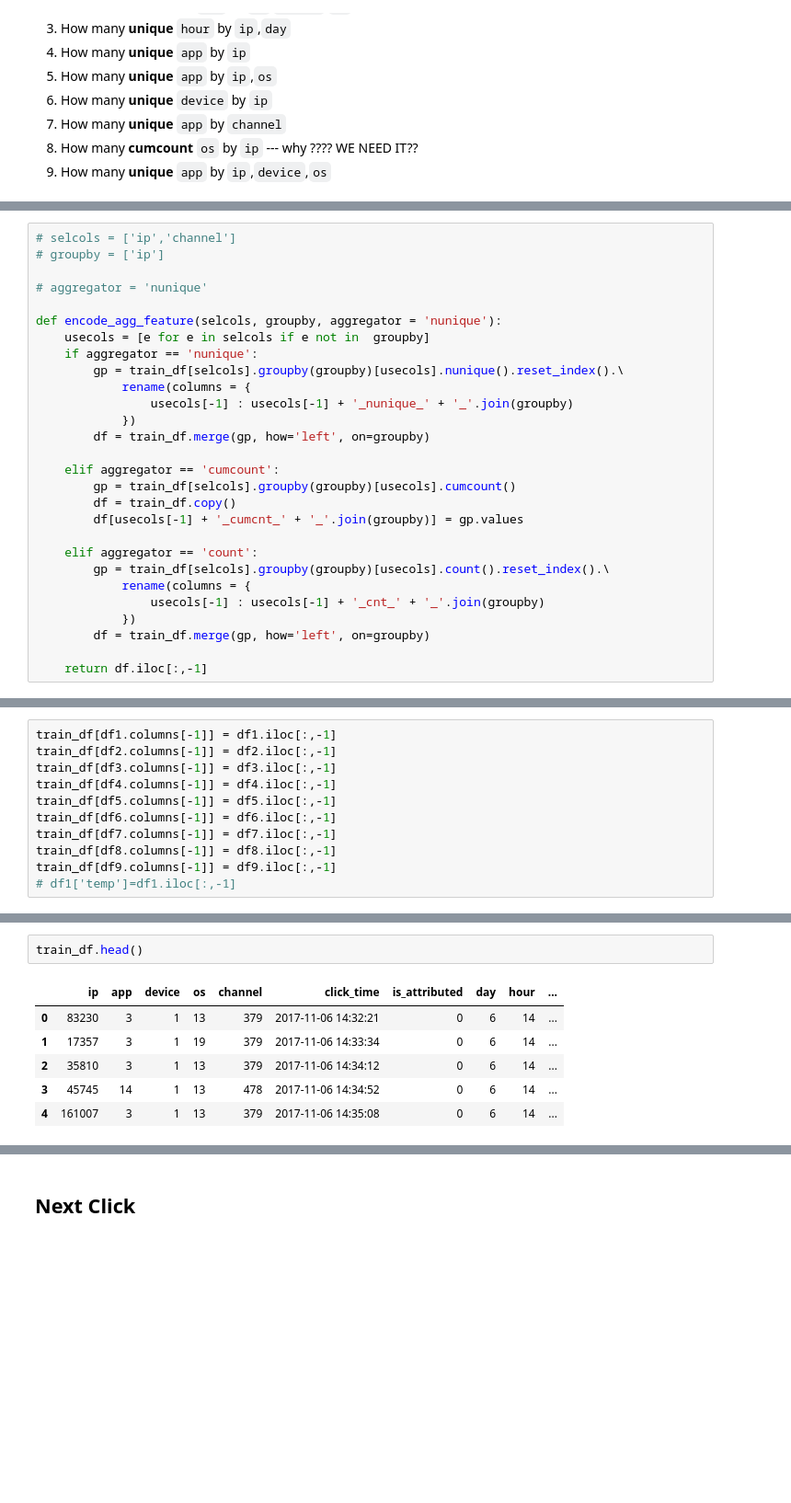
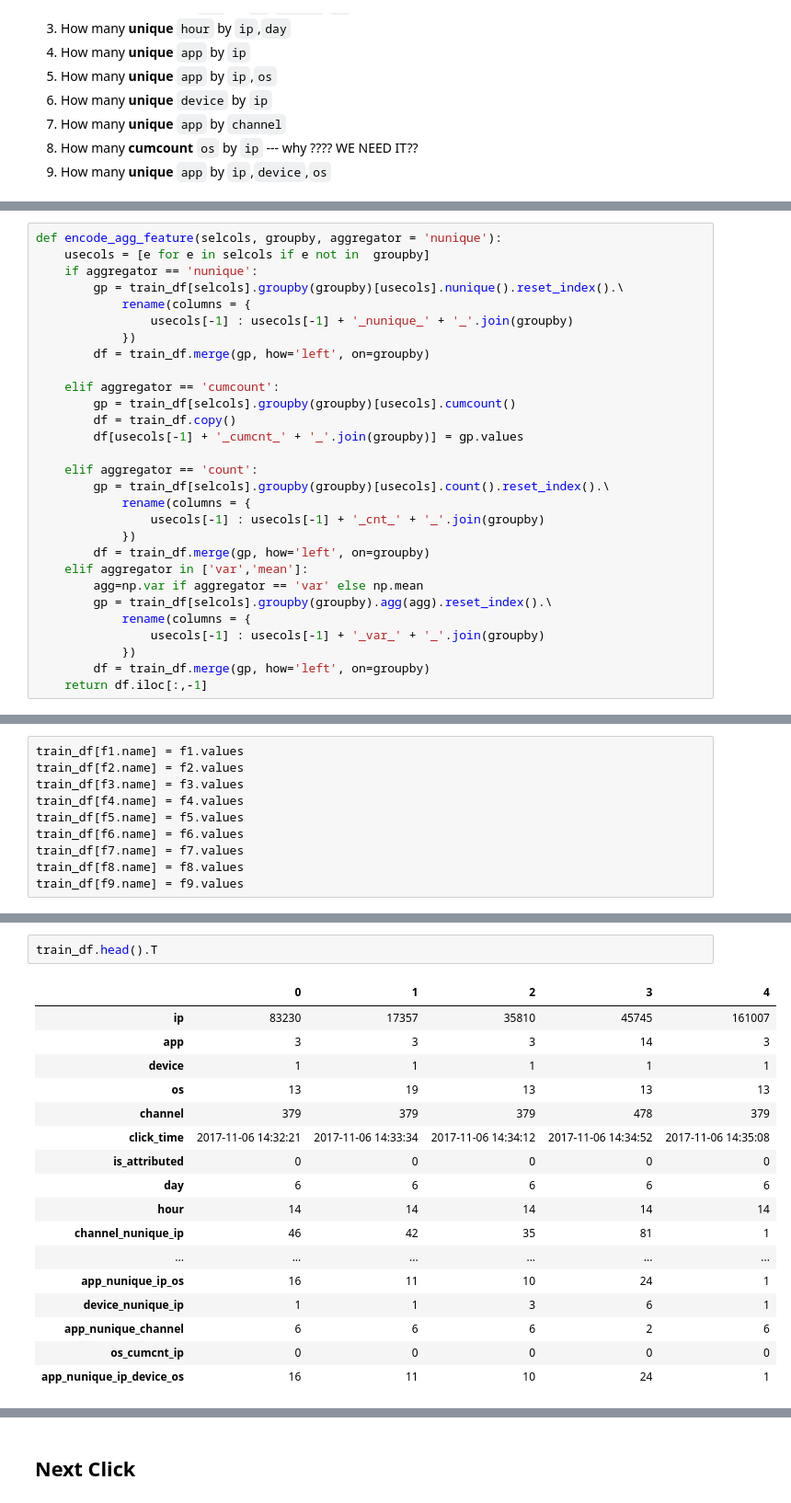
Before and after one commit to ihongChen/kaggle_AdTracking, a Jupyter notebook: src/features.ipynb, the cells around one changed output, grey strips where cells are left out. Shown at 92% size. Drawn from its saved outputs; the diff is of its cells as text; blank space fills up the shorter version.

```diff
--- a/src/features.ipynb
+++ b/src/features.ipynb
@@ -77,9 +73,4 @@ train_df['hour'] = train_df['click_time'].dt.hour.astype(np.uint8)
 # %%
-# selcols = ['ip','channel']
-# groupby = ['ip']
-
-# aggregator = 'nunique'
-
 def encode_agg_feature(selcols, groupby, aggregator = 'nunique'):
     usecols = [e for e in selcols if e not in  groupby]
     if aggregator == 'nunique':
@@ -100,6 +91,12 @@ def encode_agg_feature(selcols, groupby, aggregator = 'nunique'):
                 usecols[-1] : usecols[-1] + '_cnt_' + '_'.join(groupby)
             })
         df = train_df.merge(gp, how='left', on=groupby)
-
+    elif aggregator in ['var','mean']:
+        agg=np.var if aggregator == 'var' else np.mean
+        gp = train_df[selcols].groupby(groupby).agg(agg).reset_index().\
+            rename(columns = {
+                usecols[-1] : usecols[-1] + '_var_' + '_'.join(groupby)
+            })
+        df = train_df.merge(gp, how='left', on=groupby)
     return df.iloc[:,-1]
 # %%
@@ -115,11 +148,10 @@ df9 = encode_agg_feature(selcols=['app', 'ip','device','os'], groupby=['ip','dev
-# %%
-train_df[df1.columns[-1]] = df1.iloc[:,-1]
-train_df[df2.columns[-1]] = df2.iloc[:,-1]
-train_df[df3.columns[-1]] = df3.iloc[:,-1]
-train_df[df4.columns[-1]] = df4.iloc[:,-1]
-train_df[df5.columns[-1]] = df5.iloc[:,-1]
-train_df[df6.columns[-1]] = df6.iloc[:,-1]
-train_df[df7.columns[-1]] = df7.iloc[:,-1]
-train_df[df8.columns[-1]] = df8.iloc[:,-1]
-train_df[df9.columns[-1]] = df9.iloc[:,-1]
-# df1['temp']=df1.iloc[:,-1]
+# %%
+train_df[f1.name] = f1.values
+train_df[f2.name] = f2.values
+train_df[f3.name] = f3.values
+train_df[f4.name] = f4.values
+train_df[f5.name] = f5.values
+train_df[f6.name] = f6.values
+train_df[f7.name] = f7.values
+train_df[f8.name] = f8.values
+train_df[f9.name] = f9.values
@@ -126,9 +167,20 @@ train_df[df9.columns[-1]] = df9.iloc[:,-1]
 # %%
-train_df.head()
+train_df.head().T
 # %% [output]
-|  | ip | app | device | os | channel | click_time | is_attributed | day | hour | ... |
-| 0 | 83230 | 3 | 1 | 13 | 379 | 2017-11-06 14:32:21 | 0 | 6 | 14 | ... |
-| 1 | 17357 | 3 | 1 | 19 | 379 | 2017-11-06 14:33:34 | 0 | 6 | 14 | ... |
-| 2 | 35810 | 3 | 1 | 13 | 379 | 2017-11-06 14:34:12 | 0 | 6 | 14 | ... |
-| 3 | 45745 | 14 | 1 | 13 | 478 | 2017-11-06 14:34:52 | 0 | 6 | 14 | ... |
-| 4 | 161007 | 3 | 1 | 13 | 379 | 2017-11-06 14:35:08 | 0 | 6 | 14 | ... |
+|  | 0 | 1 | 2 | 3 | 4 |
+| ip | 83230 | 17357 | 35810 | 45745 | 161007 |
+| app | 3 | 3 | 3 | 14 | 3 |
+| device | 1 | 1 | 1 | 1 | 1 |
+| os | 13 | 19 | 13 | 13 | 13 |
+| channel | 379 | 379 | 379 | 478 | 379 |
+| click_time | 2017-11-06 14:32:21 | 2017-11-06 14:33:34 | 2017-11-06 14:34:12 | 2017-11-06 14:34:52 | 2017-11-06 14:35:08 |
+| is_attributed | 0 | 0 | 0 | 0 | 0 |
+| day | 6 | 6 | 6 | 6 | 6 |
+| hour | 14 | 14 | 14 | 14 | 14 |
+| channel_nunique_ip | 46 | 42 | 35 | 81 | 1 |
+| ... | ... | ... | ... | ... | ... |
+| app_nunique_ip_os | 16 | 11 | 10 | 24 | 1 |
+| device_nunique_ip | 1 | 1 | 3 | 6 | 1 |
+| app_nunique_channel | 6 | 6 | 6 | 2 | 6 |
+| os_cumcnt_ip | 0 | 0 | 0 | 0 | 0 |
+| app_nunique_ip_device_os | 16 | 11 | 10 | 24 | 1 |
```
Also changed, not shown: parts of 11 cells of this notebook.
